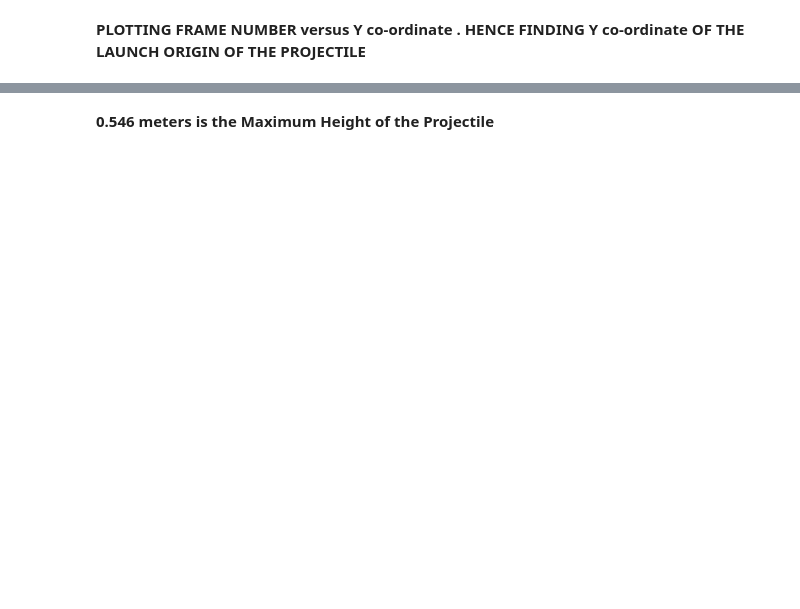
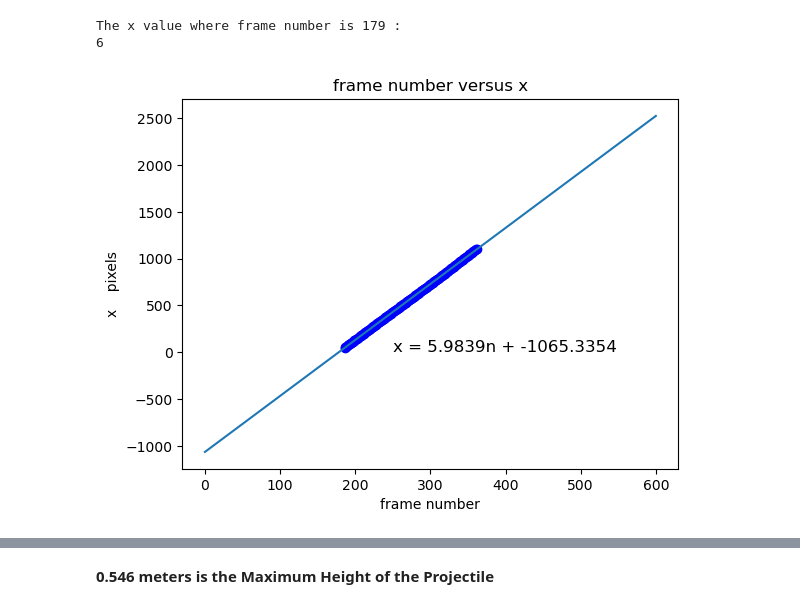
Before and after one commit to gopinath-github99/projectile_analysis_exam, a Jupyter notebook: projectile_analysis.ipynb, the cells around one changed output, grey strips where cells are left out. Cells and saved outputs as stored; diff of their text form; code cells hidden in the pictures; blank space fills up the shorter version.

```diff
--- a/projectile_analysis.ipynb
+++ b/projectile_analysis.ipynb
@@ -195,30 +363,32 @@ plt.show()
 # %%
 # Fitting a linear regression line to the coordinates
 coefficients = np.polyfit(frame_nos, x_coords, 1)
 m, b = coefficients
 
 # Generating x values for the plot
 n = np.linspace(0, 600, 100)
 
 # Calculating x values based on the linear equation
 x = m * n + b
 
 print("The x value where frame number is 179 :")
 print( round((m * 179) + b))
 
 # Plotting the linear graph
 plt.plot(n, x, label='Linear Graph')
 
 # Plotting the original coordinates
 plt.scatter(frame_nos, x_coords, color='blue', label='Coordinates')
 
 # Printing the equation on the graph
 equation = f"x = {m:.4f}n + {b:.4f}"
-plt.text(1, 8, equation, fontsize=12)
+plt.text(250, 8, equation, fontsize=12)
 
 plt.xlabel('frame number')
-plt.ylabel('x')
+plt.ylabel('x    pixels')
 plt.title('frame number versus x')
 plt.show()
+# %% [output]
+The x value where frame number is 179 :
+6
+[figure, added]
-# %% [markdown]
-**PLOTTING FRAME NUMBER versus Y co-ordinate . HENCE FINDING Y co-ordinate OF THE LAUNCH ORIGIN OF THE PROJECTILE**
```
Also changed, not shown: parts of 38 cells of this notebook.
